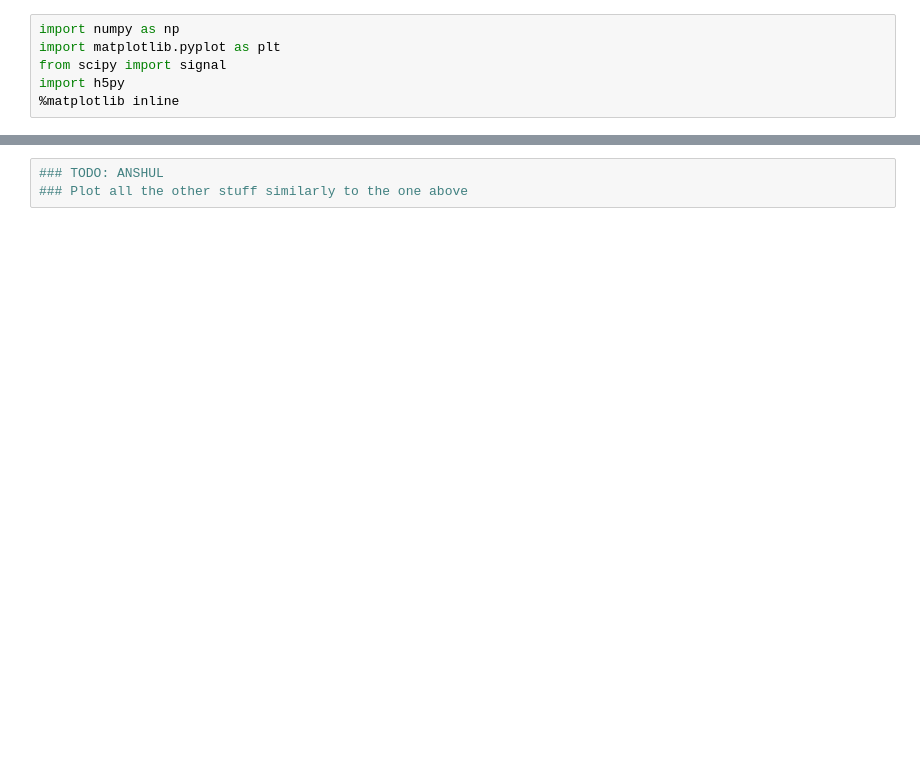
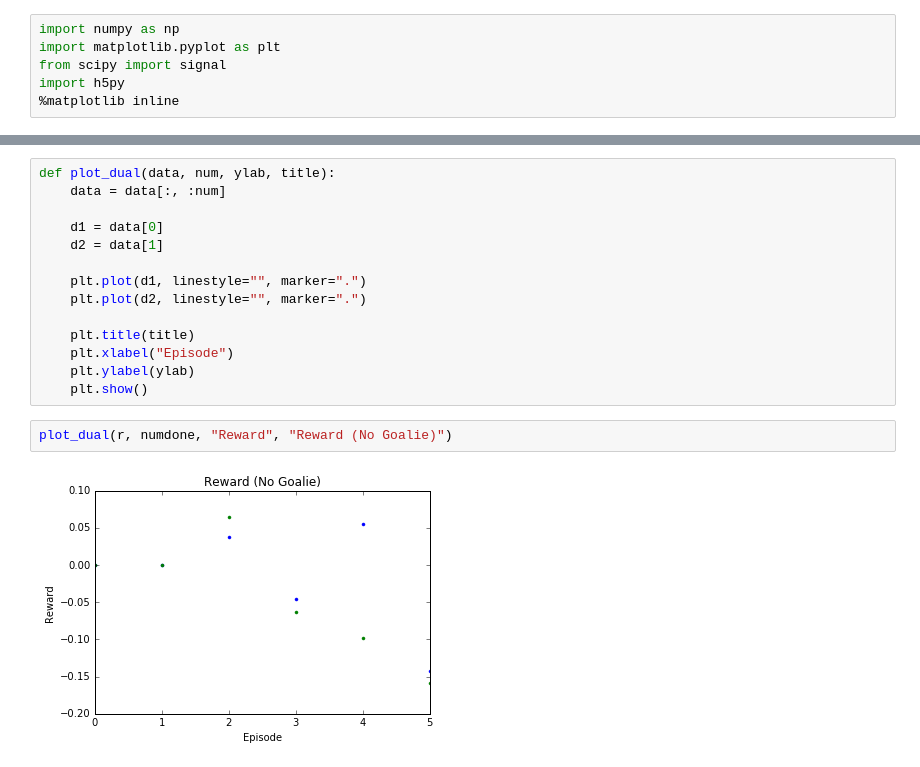
Before and after one commit to suraj-nair-1/DDPG, a Jupyter notebook: MADDPG_Metrics.ipynb, the cells around one changed output, grey strips where cells are left out. Cells and saved outputs as stored; diff of their text form; blank space fills up the shorter version.

```diff
--- a/MADDPG_Metrics.ipynb
+++ b/MADDPG_Metrics.ipynb
@@ -35,3 +38,18 @@ plt.show()
-# %%
-### TODO: ANSHUL
-### Plot all the other stuff similarly to the one above
+# %%
+def plot_dual(data, num, ylab, title):
+    data = data[:, :num]
+
+    d1 = data[0]
+    d2 = data[1]
+
+    plt.plot(d1, linestyle="", marker=".")
+    plt.plot(d2, linestyle="", marker=".")
+
+    plt.title(title)
+    plt.xlabel("Episode")
+    plt.ylabel(ylab)
+    plt.show()
+# %%
+plot_dual(r, numdone, "Reward", "Reward (No Goalie)")
+# %% [output]
+[figure, added]
```
Also changed, not shown: parts of 6 cells of this notebook, 2 other files.
